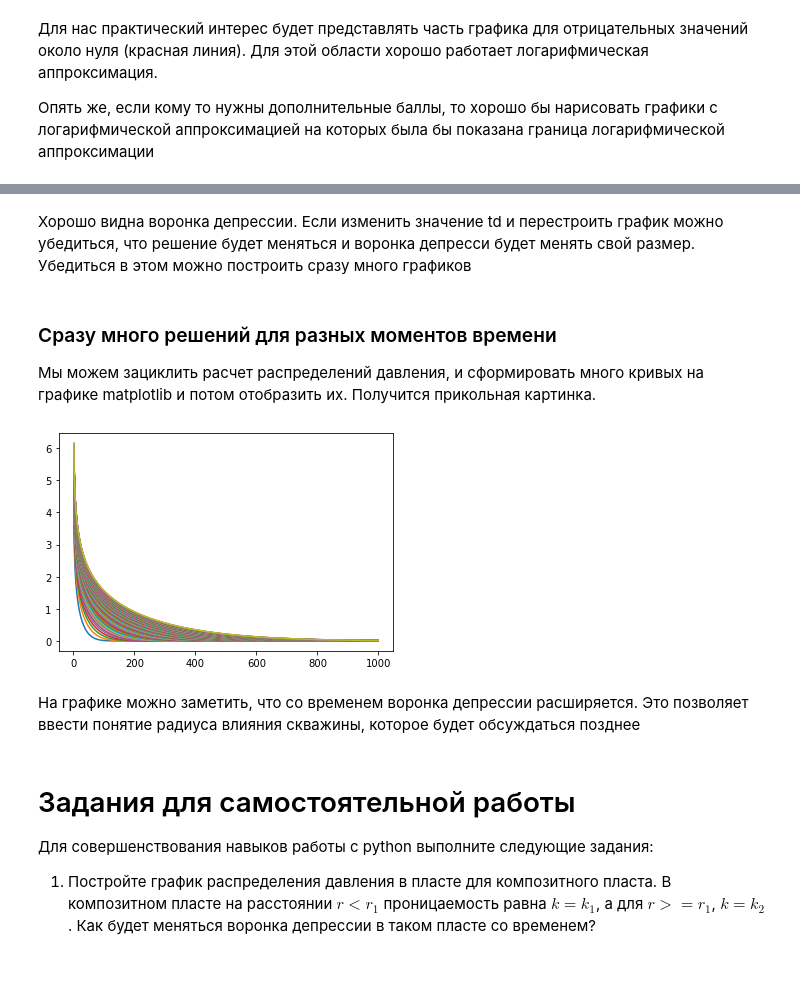
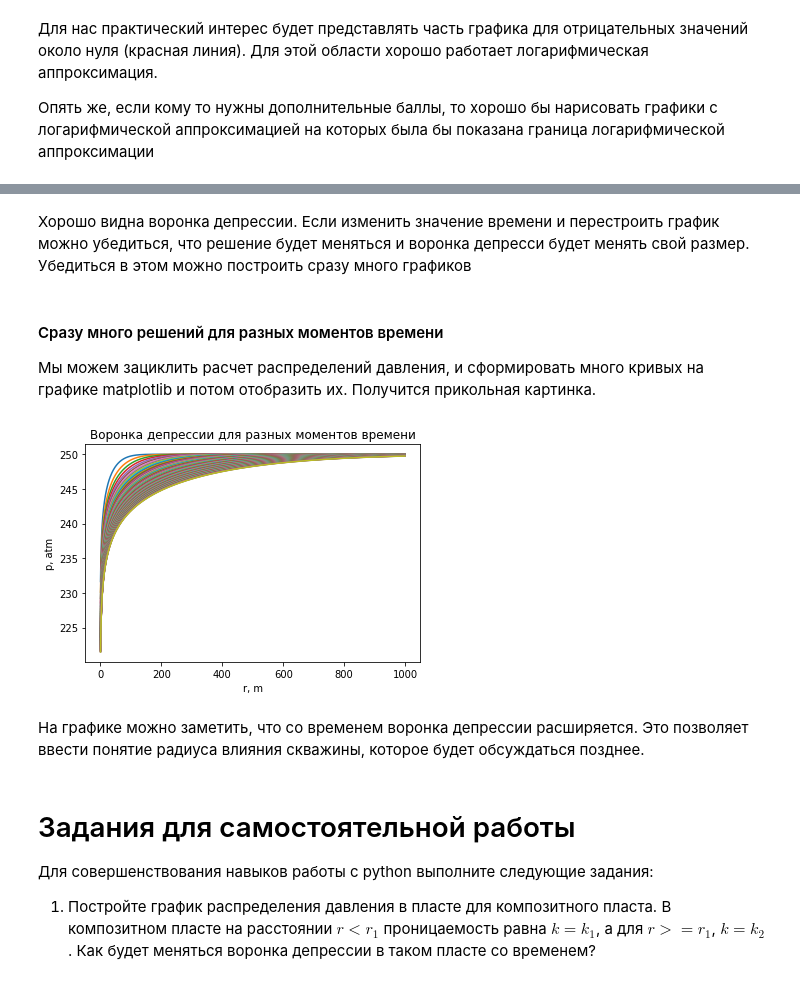
Before and after one commit to khabibullinra/welltest_examples, a Jupyter notebook: jupyter/11_transient_line_source_solution_Ei.ipynb, the cells around one changed output, grey strips where cells are left out. Drawn from its saved outputs; the diff is of its cells as text; code cells hidden in the pictures.

```diff
--- a/jupyter/11_transient_line_source_solution_Ei.ipynb
+++ b/jupyter/11_transient_line_source_solution_Ei.ipynb
@@ -192,6 +282,11 @@ plt.show()
 $$ p_D(r_D,t_D) = - \frac{1}{2} Ei \left(- \dfrac{ r_D^2}{4t_d} \right)$$
 # %%
 # Решение линейного стока уравнения фильтрации
-def pd_ei(rd, td):
-  return -1/2*sc.expi(-rd**2 / 4 / td)
+def pd_ei(td, rd):
+    """
+    Решение линейного стока уравнения фильтрации
+    rd - безразмерное расстояние
+    td - безразмерное время
+    """
+    return -1/2*sc.expi(-rd**2 / 4 / td)
 # %% [markdown]
@@ -210,29 +326,32 @@ plt.show()
 # %% [markdown]
-Хорошо видна воронка депрессии. Если изменить значение td и перестроить график можно убедиться, что решение будет меняться и воронка депресси будет менять свой размер. Убедиться в этом можно построить сразу много графиков
+Хорошо видна воронка депрессии. Если изменить значение времени и перестроить график можно убедиться, что решение будет меняться и воронка депресси будет менять свой размер. Убедиться в этом можно построить сразу много графиков
 # %% [markdown]
-### Сразу много решений для разных моментов времени
+#### Сразу много решений для разных моментов времени
 
 Мы можем зациклить расчет распределений давления, и сформировать много кривых на графике matplotlib и потом отобразить их. Получится прикольная картинка.
 # %%
 # Пример построения сразу нескольких решений на одном графике
 # Зададим массив (итератор) определяющий количество графиков которые мы хотим построить
 n=np.arange(1,100,1)
 # зададим диапазон изменения расстояний и количество точек для которых строятся кривые
-rr = np.arange(1, 1000, 1)
+r_arr_m = np.arange(1, 1000, 1)
 
 # цикл расчета. Полезно понимать тут, что функция Ei будет вызываться число раз равное
 # произведению количества графиков на количество точек.
 # для сложных функций это время может оказаться достаточно заметным
 for i in n:
-    td = 1000*i
+    t_hr = 1*i
       # здесь используем расчет заполнения массива с использованием итератора python -
       # не самый быстрый вариант для этой функции, но работает
-    plt.plot(rr, [pd_ei(ri,td) for ri in rr])
+    plt.plot(r_arr_m, [p_from_pd_atma(pd_ei(td_from_t(t_hr), rdi)) for rdi in rd_from_r(r_arr_m)])
+plt.title("Воронка депрессии для разных моментов времени")
+plt.xlabel("r, m")
+plt.ylabel("p, atm")
 plt.show()
 # %% [output]
-[figure, old version]
+[figure, new version]
 # %% [markdown]
-На графике можно заметить, что со временем воронка депрессии расширяется. Это позволяет ввести понятие радиуса влияния скважины, которое будет обсуждаться позднее
+На графике можно заметить, что со временем воронка депрессии расширяется. Это позволяет ввести понятие радиуса влияния скважины, которое будет обсуждаться позднее.
 # %% [markdown]
 # Задания для самостоятельной работы
 
```
Also changed, not shown: parts of 21 cells of this notebook, 4 other files.
